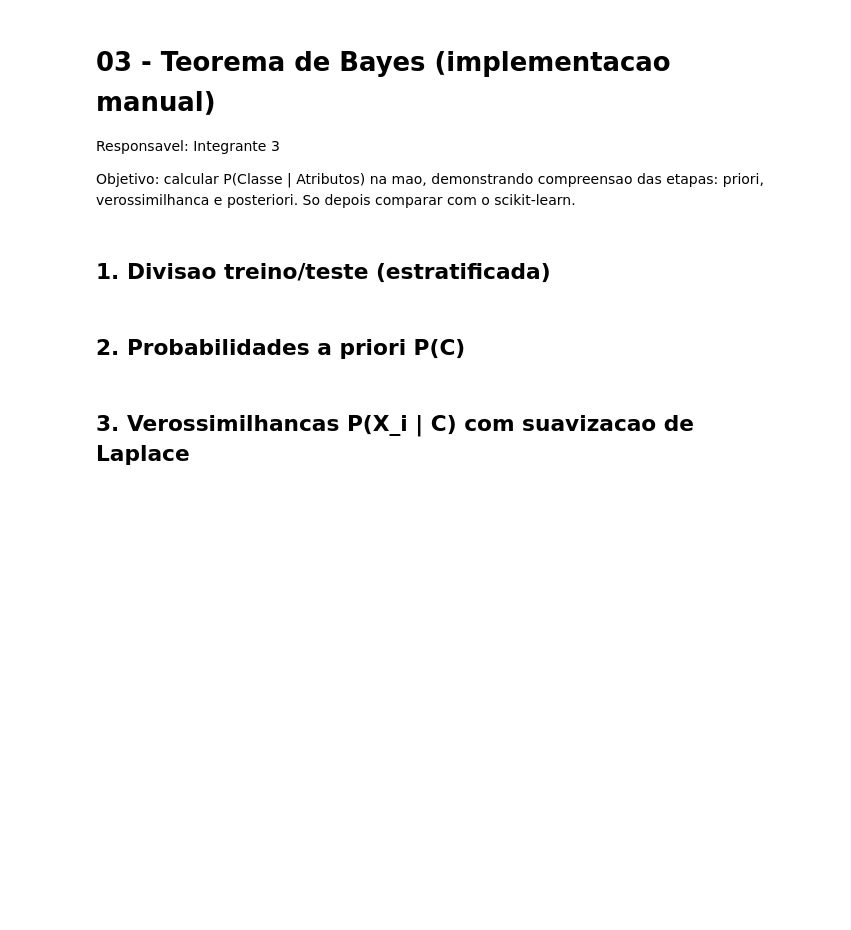
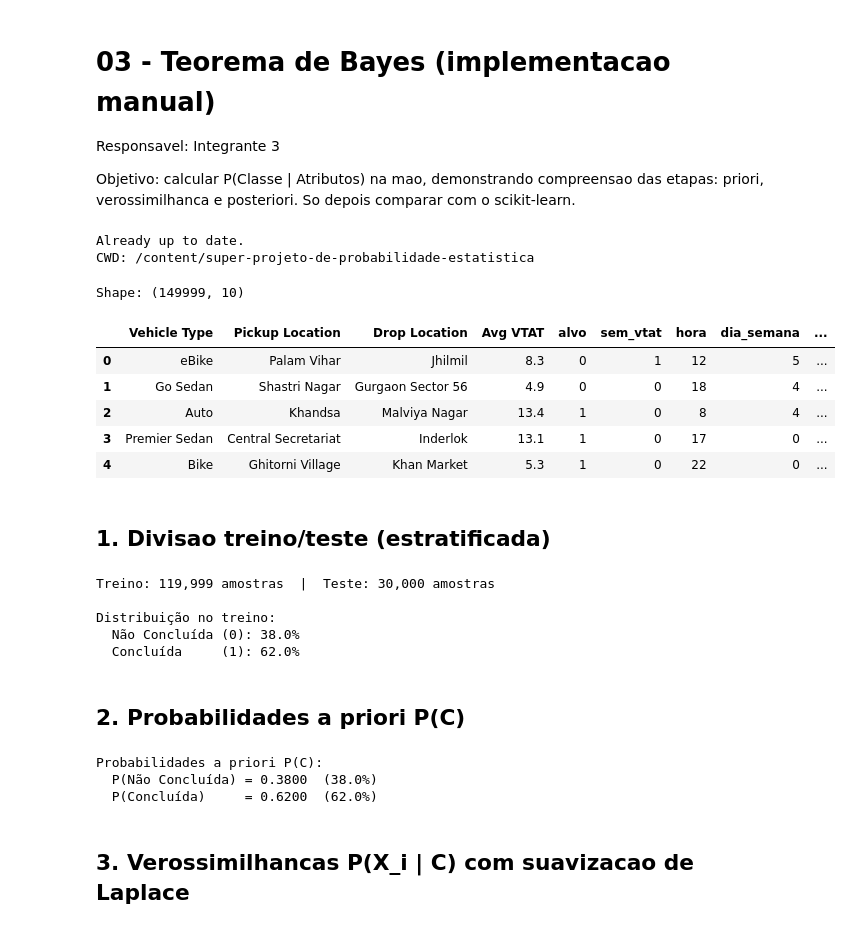
Before and after one commit to Lucas-oss444/super-projeto-de-probabilidade-estatistica, a Jupyter notebook: notebooks/03_teorema_bayes.ipynb, the cells around one changed output. Drawn from its saved outputs; the diff is of its cells as text; code cells hidden in the pictures; blank space fills up the shorter version.

```diff
--- a/notebooks/03_teorema_bayes.ipynb
+++ b/notebooks/03_teorema_bayes.ipynb
@@ -5,36 +5,79 @@ Responsavel: Integrante 3
 
 Objetivo: calcular P(Classe | Atributos) na mao, demonstrando compreensao das etapas: priori, verossimilhanca e posteriori. So depois comparar com o scikit-learn.
 # %%
-import os, subprocess
+import os
 
 REPO_PATH = '/content/super-projeto-de-probabilidade-estatistica'
 
-if os.path.exists(REPO_PATH):
-    os.chdir(REPO_PATH)
-    subprocess.run(['git', 'pull', 'origin', 'master'], check=True)
+if not os.path.exists(REPO_PATH):
+    !git clone https://github.com/Lucas-oss444/super-projeto-de-probabilidade-estatistica.git
 
-print('Diretório atual:', os.getcwd())
+os.chdir(REPO_PATH)
+!git pull
+print('CWD:', os.getcwd())
+# %% [output]
+Already up to date.
+CWD: /content/super-projeto-de-probabilidade-estatistica
 # %%
 import pandas as pd
 import numpy as np
+import matplotlib.pyplot as plt
+import seaborn as sns
 from sklearn.model_selection import train_test_split
+from sklearn.metrics import (accuracy_score, precision_score, recall_score,
+                             f1_score, confusion_matrix, classification_report)
+
+sns.set_theme(style='whitegrid', palette='muted')
+plt.rcParams['figure.dpi'] = 110
 
 df = pd.read_csv('data/dataset_tratado.csv')
-
-# Escolha preditoras discretas/binadas para o calculo por contagem
-# Ex.: preditoras = ['Vehicle Type', 'Payment Method', 'faixa_horario', 'faixa_distancia']
-# alvo = 'alvo'
+print('Shape:', df.shape)
+df.head()
+# %% [output]
+Shape: (149999, 10)
+|  | Vehicle Type | Pickup Location | Drop Location | Avg VTAT | alvo | sem_vtat | hora | dia_semana | ... |
+| 0 | eBike | Palam Vihar | Jhilmil | 8.3 | 0 | 1 | 12 | 5 | ... |
+| 1 | Go Sedan | Shastri Nagar | Gurgaon Sector 56 | 4.9 | 0 | 0 | 18 | 4 | ... |
+| 2 | Auto | Khandsa | Malviya Nagar | 13.4 | 1 | 0 | 8 | 4 | ... |
+| 3 | Premier Sedan | Central Secretariat | Inderlok | 13.1 | 1 | 0 | 17 | 0 | ... |
+| 4 | Bike | Ghitorni Village | Khan Market | 5.3 | 1 | 0 | 22 | 0 | ... |
 # %% [markdown]
 ## 1. Divisao treino/teste (estratificada)
 # %%
-# X = df[preditoras]; y = df[alvo]
-# X_train, X_test, y_train, y_test = train_test_split(
-#     X, y, test_size=0.2, random_state=42, stratify=y)
+# Preditoras discretas: ideais para contagem de verossimilhança
+PREDITORAS = ['Vehicle Type', 'periodo_dia', 'sem_vtat']
+ALVO = 'alvo'
+
+X = df[PREDITORAS]
+y = df[ALVO]
+
+X_train, X_test, y_train, y_test = train_test_split(
+    X, y, test_size=0.2, random_state=42, stratify=y
+)
+
+print(f'Treino: {len(X_train):,} amostras  |  Teste: {len(X_test):,} amostras')
+vc = y_train.value_counts(normalize=True).sort_index()
+print(f'\nDistribuição no treino:')
+print(f'  Não Concluída (0): {vc[0]:.1%}')
+print(f'  Concluída     (1): {vc[1]:.1%}')
+# %% [output]
+Treino: 119,999 amostras  |  Teste: 30,000 amostras
+
+Distribuição no treino:
+  Não Concluída (0): 38.0%
+  Concluída     (1): 62.0%
 # %% [markdown]
 ## 2. Probabilidades a priori P(C)
 # %%
-# priori = y_train.value_counts(normalize=True).to_dict()
-# priori
+priori = y_train.value_counts(normalize=True).sort_index().to_dict()
+
+print('Probabilidades a priori P(C):')
+print(f'  P(Não Concluída) = {priori[0]:.4f}  ({priori[0]:.1%})')
+print(f'  P(Concluída)     = {priori[1]:.4f}  ({priori[1]:.1%})')
+# %% [output]
+Probabilidades a priori P(C):
+  P(Não Concluída) = 0.3800  (38.0%)
+  P(Concluída)     = 0.6200  (62.0%)
 # %% [markdown]
 ## 3. Verossimilhancas P(X_i | C) com suavizacao de Laplace
 # %%
```
Also changed, not shown: parts of 4 cells of this notebook, 3 other files.
